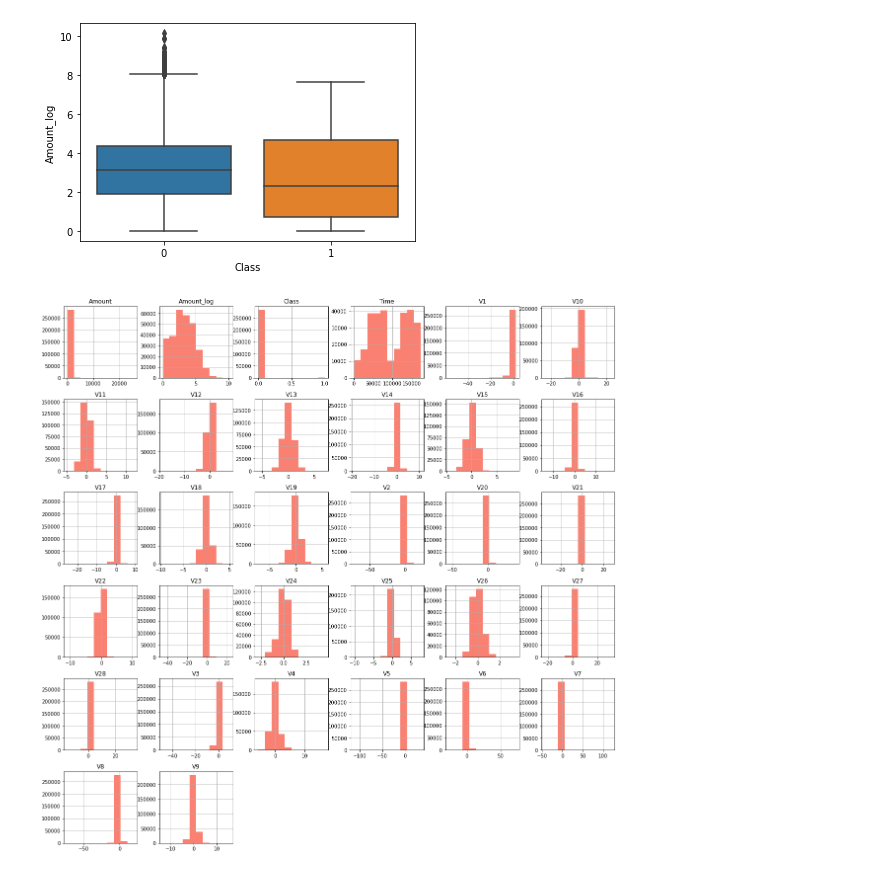
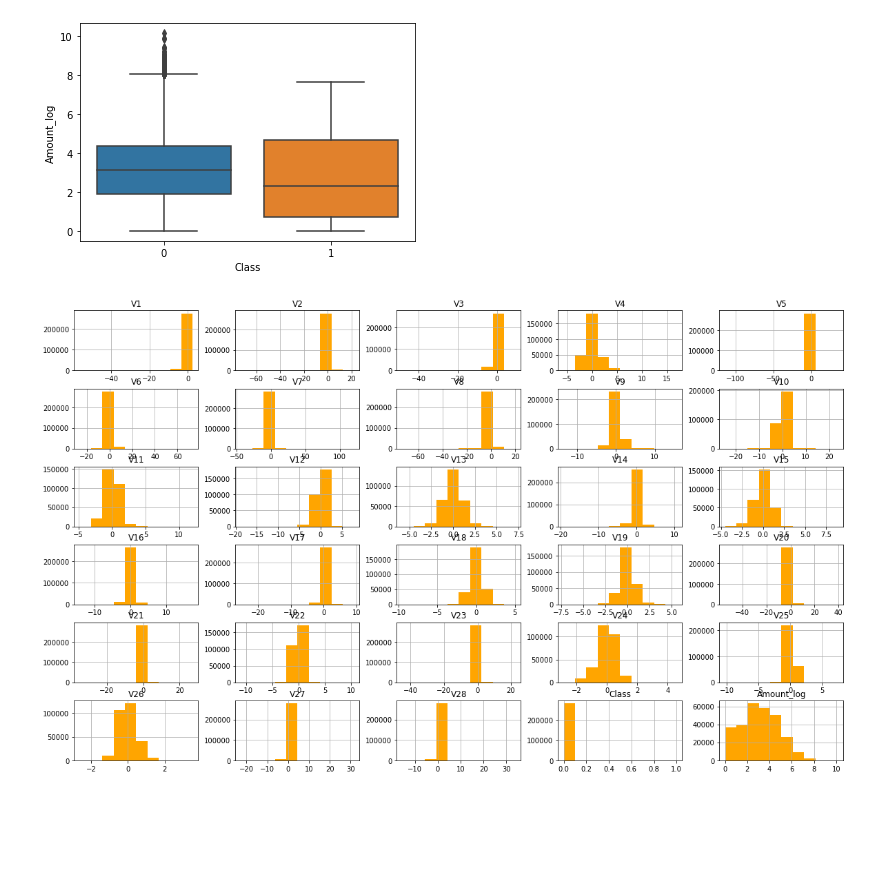
Before and after one commit to fernandezmartineznico/dlanomaly, a Jupyter notebook: notebooks/0_EDA_raw.ipynb, the cells around one changed output. Cells and saved outputs as stored; diff of their text form; code cells hidden in the pictures; blank space fills up the shorter version.

Commit message:
EDA plots

```diff
--- a/notebooks/0_EDA_raw.ipynb
+++ b/notebooks/0_EDA_raw.ipynb
@@ -7,3 +7,6 @@ warnings.filterwarnings('ignore')
 # %%
 df = pd.read_csv('../data/raw/creditcard.csv')
 df.head()
+
+df['Amount_log'] = np.log(df['Amount'] + 1)
+df=df.drop(['Amount','Time'],1)
@@ -58,14 +47,11 @@ plt.show()
 # %%
-df['Amount_log'] = np.log(df['Amount'] + 1)
-df = df.drop('Amount', 1)
-
 sns.boxplot(x='Class',y='Amount_log',data=df)
 # %% [output]
 <AxesSubplot:xlabel='Class', ylabel='Amount_log'>
 [figure]
 # %%
-df.hist(figsize=(20,20), color = "salmon")
+df.hist(figsize=(20,12), color = "orange")
 plt.show()
 # %% [output]
-[figure, old version]
+[figure, new version]
 # %%
```
Also changed, not shown: parts of 6 cells of this notebook.
